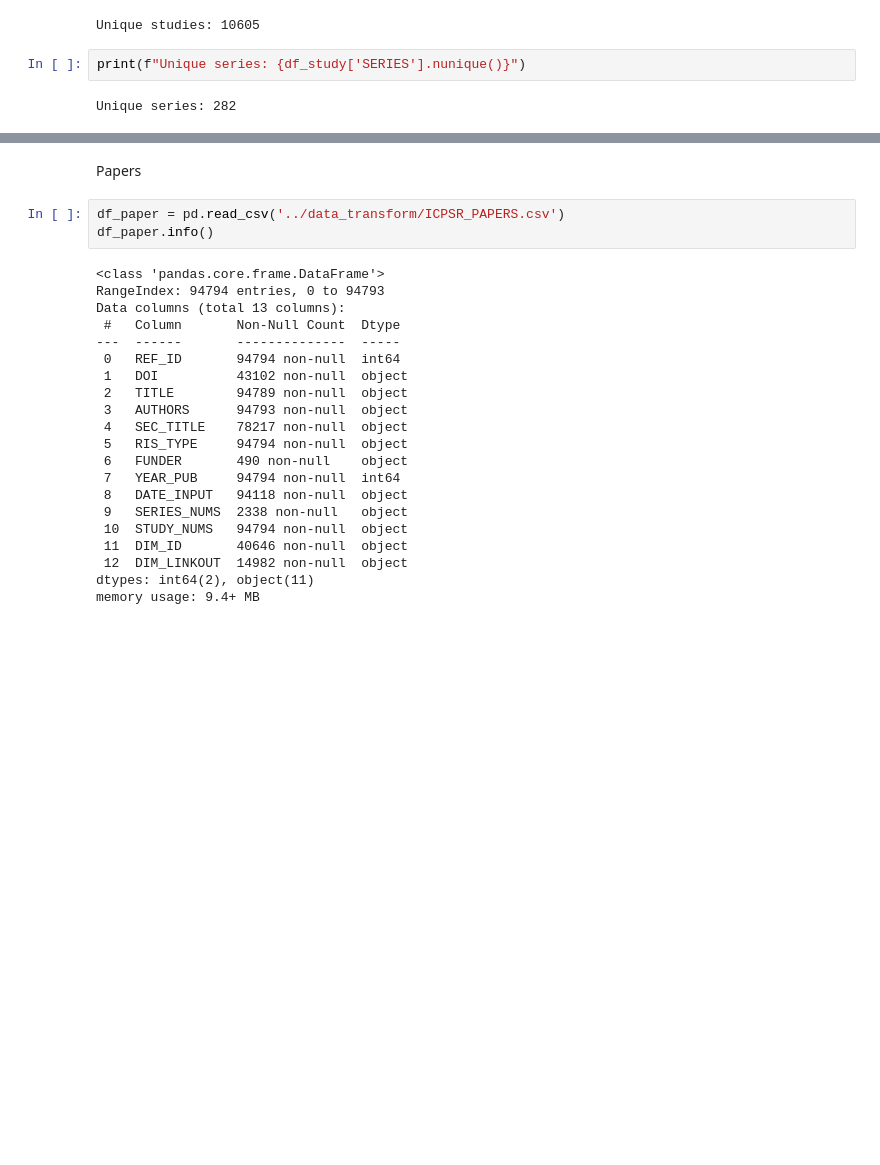
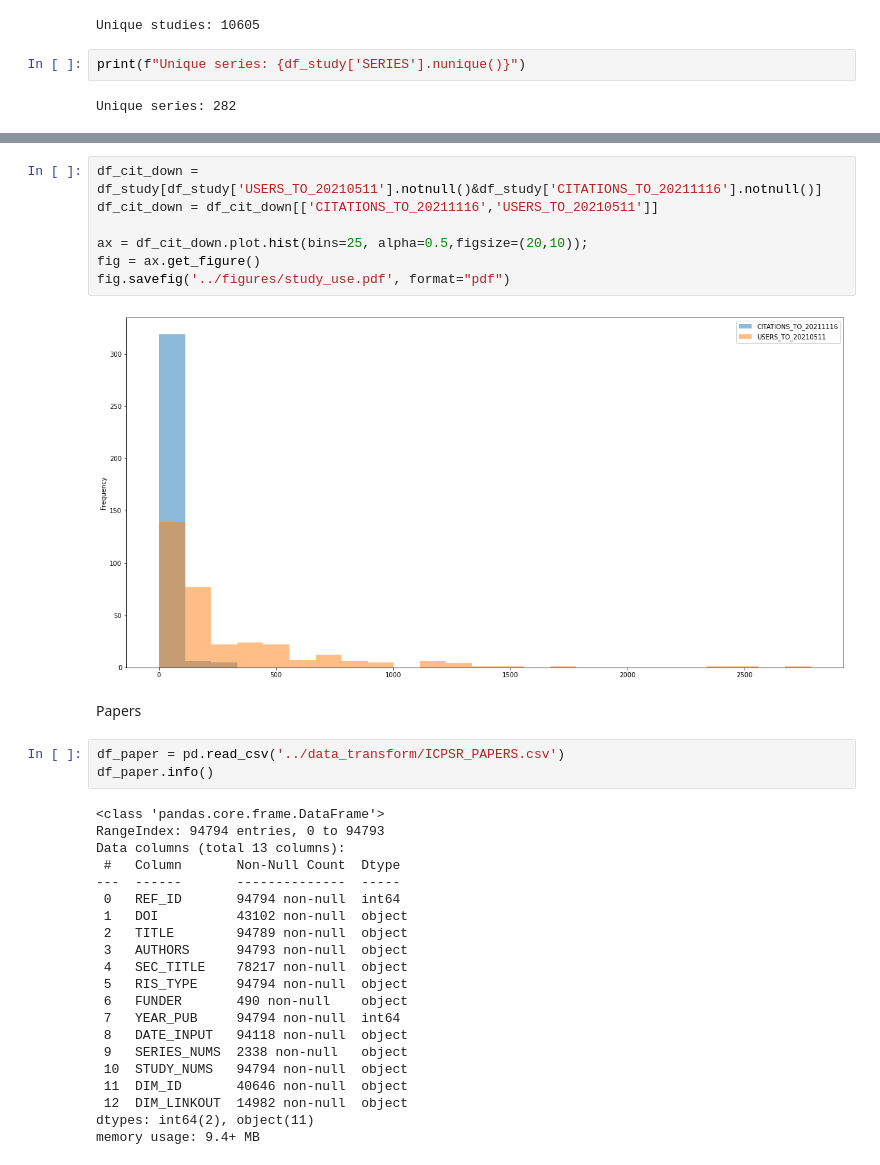
Before and after one commit to ICPSR/mica-data-descriptor, a Jupyter notebook: notebooks/describe-data.ipynb, the cells around one changed output, grey strips where cells are left out. Cells and saved outputs as stored; diff of their text form; blank space fills up the shorter version.

```diff
--- a/notebooks/describe-data.ipynb
+++ b/notebooks/describe-data.ipynb
@@ -61,3 +143,12 @@ array(['ICPSR', 'NACJD', 'DSDR', 'RCMD', 'NAHDAP', 'NACDA', 'NADAC',
+# %%
+df_cit_down = df_study[df_study['USERS_TO_20210511'].notnull()&df_study['CITATIONS_TO_20211116'].notnull()]
+df_cit_down = df_cit_down[['CITATIONS_TO_20211116','USERS_TO_20210511']]
+
+ax = df_cit_down.plot.hist(bins=25, alpha=0.5,figsize=(20,10));
+fig = ax.get_figure()
+fig.savefig('../figures/study_use.pdf', format="pdf")
+# %% [output]
+[figure, added]
 # %% [markdown]
 Papers
 # %%
```
Also changed, not shown: parts of 16 cells of this notebook.
